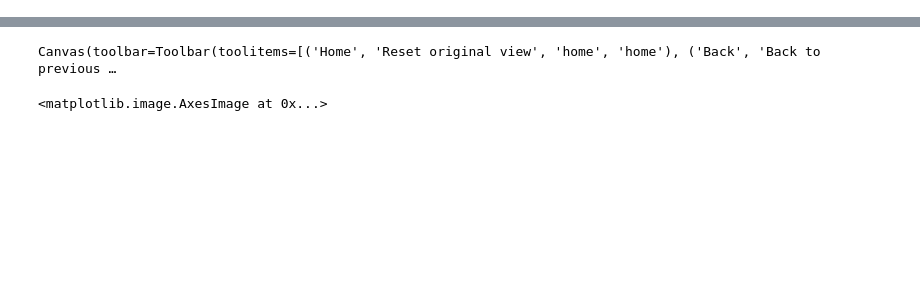
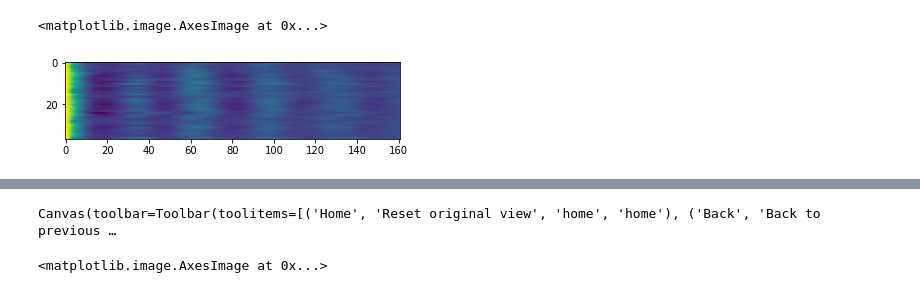
Before and after one commit to GiocomoLab/AlexA_Library, a Jupyter notebook: NP_python/umapTest.ipynb, the cells around one changed output, grey strips where cells are left out. Cells and saved outputs as stored; diff of their text form; code cells hidden in the pictures; blank space fills up the shorter version.

```diff
--- a/NP_python/umapTest.ipynb
+++ b/NP_python/umapTest.ipynb
@@ -61,0 +45,6 @@ Canvas(toolbar=Toolbar(toolitems=[('Home', 'Reset original view', 'home', 'home'
+# %%
+idx2=X_new[:,1]<2
+plt.imshow(xcorrs[idx2,:])
+# %% [output]
+<matplotlib.image.AxesImage at 0x...>
+[figure, added]
```
Also changed, not shown: parts of 20 cells of this notebook, 1 other file.
